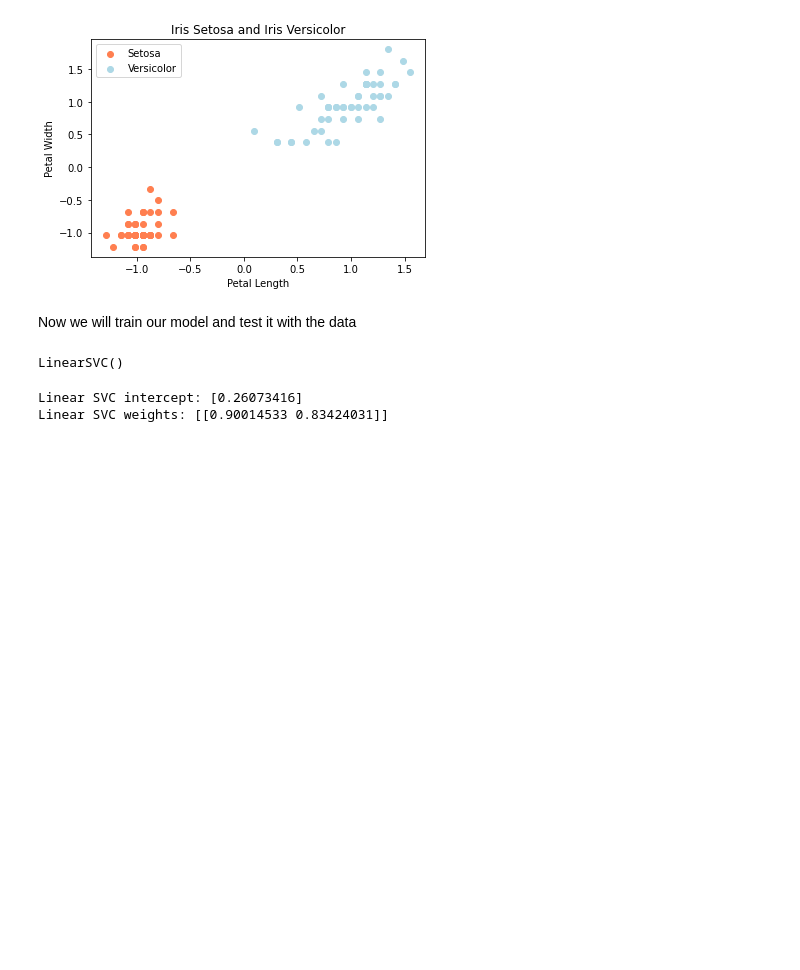
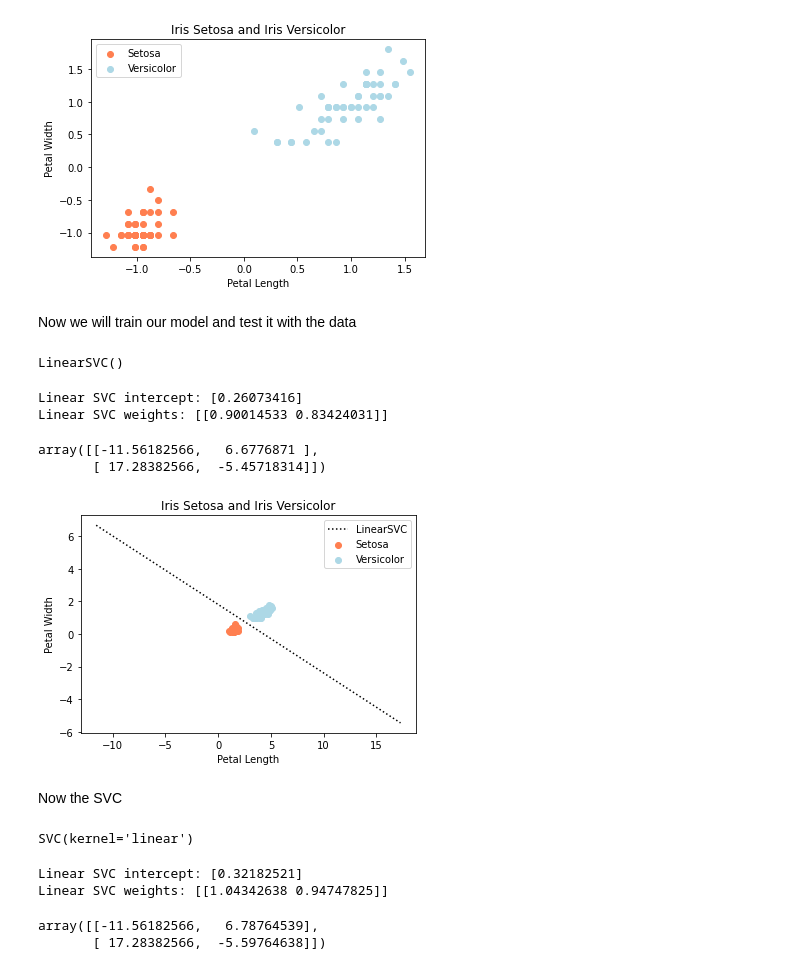
Before and after one commit to arturoruizs/handsonml, a Jupyter notebook: chapter5_svm.ipynb, the cells around one changed output. Drawn from its saved outputs; the diff is of its cells as text; code cells hidden in the pictures; blank space fills up the shorter version.

```diff
--- a/chapter5_svm.ipynb
+++ b/chapter5_svm.ipynb
@@ -124,3 +124,42 @@ print(f'Linear SVC weights: {linear_svc.coef_}')
 # %% [output]
 Linear SVC intercept: [0.26073416]
 Linear SVC weights: [[0.90014533 0.83424031]]
+# %%
+w1 = -linear_svc.coef_[0, 0]/linear_svc.coef_[0, 1]
+b1 = -linear_svc.intercept_[0]/linear_svc.coef_[0, 1]
+# %%
+dboundary = scaler.inverse_transform([[-10, -10 * w1 + b1], [10, 10 * w1 + b1]])
+dboundary
+# %% [output]
+array([[-11.56182566,   6.6776871 ],
+       [ 17.28382566,  -5.45718314]])
+# %%
+import matplotlib.pyplot as plt
+
+plt.scatter(X[setosa,0],X[setosa,1], c='coral', label = 'Setosa')
+
+plt.scatter(X[~setosa,0],X[~setosa,1], c='lightblue', label = 'Versicolor')
+
+plt.plot(dboundary[:, 0], dboundary[:, 1], "k:", label="LinearSVC")
+
+plt.title('Iris Setosa and Iris Versicolor')
+plt.xlabel('Petal Length')
+plt.ylabel('Petal Width')
+plt.legend()
+plt.show()
+# %% [output]
+[figure, added]
+# %% [markdown]
+Now the SVC
+# %%
+from sklearn.svm import SVC
+svc = SVC(kernel='linear')
+svc.fit(X_scaled,y)
+# %% [output]
+SVC(kernel='linear')
+# %%
+print(f'Linear SVC intercept: {svc.intercept_}')
+print(f'Linear SVC weights: {svc.coef_}')
+# %% [output]
+Linear SVC intercept: [0.32182521]
+Linear SVC weights: [[1.04342638 0.94747825]]
@@ -126,0 +169,6 @@ Linear SVC weights: [[0.90014533 0.83424031]]
+# %%
+dboundary_svc = scaler.inverse_transform([[-10, -10 * w2 + b2], [10, 10 * w2 + b2]])
+dboundary_svc
+# %% [output]
+array([[-11.56182566,   6.78764539],
+       [ 17.28382566,  -5.59764638]])
```
Also changed, not shown: parts of 2 cells of this notebook.
